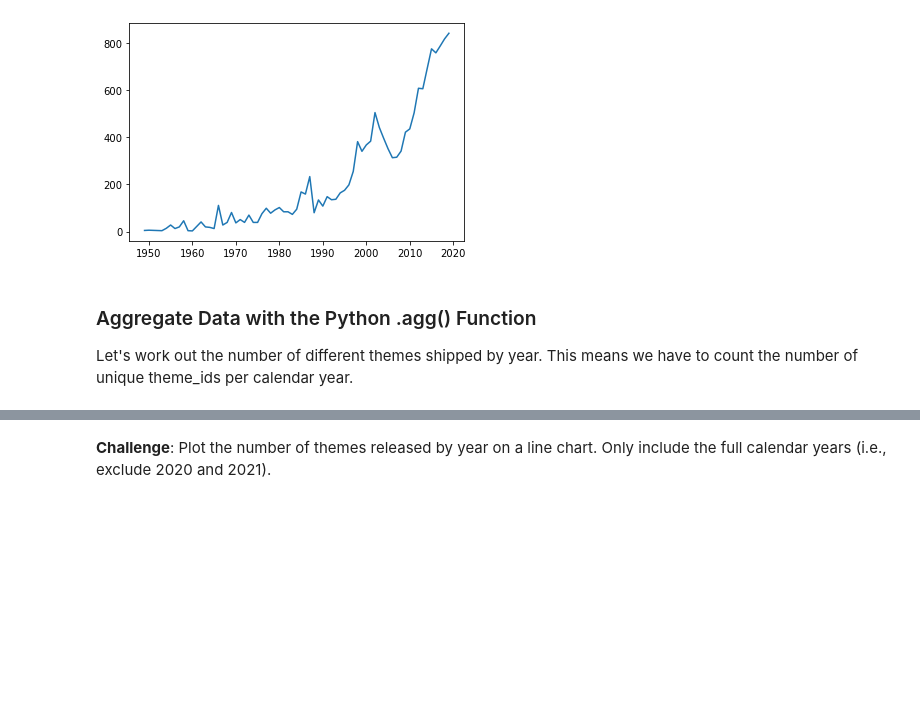
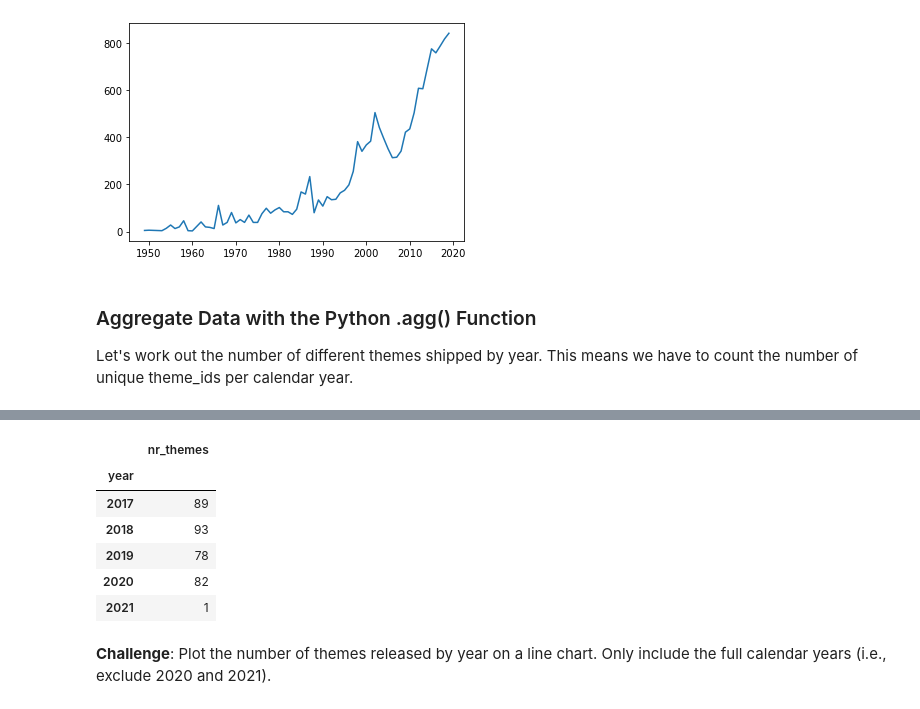
Before and after one commit to UlisesJuarez/Advanced-python-projects, a Jupyter notebook: Aggregate and merge data/Lego_Analysis_for_Course_(start).ipynb, the cells around one changed output, grey strips where cells are left out. Saved outputs shown, nothing was run; the diff lists cells and outputs as text; code cells hidden in the pictures; blank space fills up the shorter version.

```diff
--- a/Aggregate and merge data/Lego_Analysis_for_Course_(start).ipynb
+++ b/Aggregate and merge data/Lego_Analysis_for_Course_(start).ipynb
@@ -177,2 +191,12 @@ Let's work out the number of different themes shipped by year. This means we hav
+# %%
+themes_by_year.tail()
+# %% [output]
+|  | nr_themes |
+| year |  |
+| 2017 | 89 |
+| 2018 | 93 |
+| 2019 | 78 |
+| 2020 | 82 |
+| 2021 | 1 |
 # %% [markdown]
 **Challenge**: Plot the number of themes released by year on a line chart. Only include the full calendar years (i.e., exclude 2020 and 2021).
```
Also changed, not shown: parts of 4 cells of this notebook.
